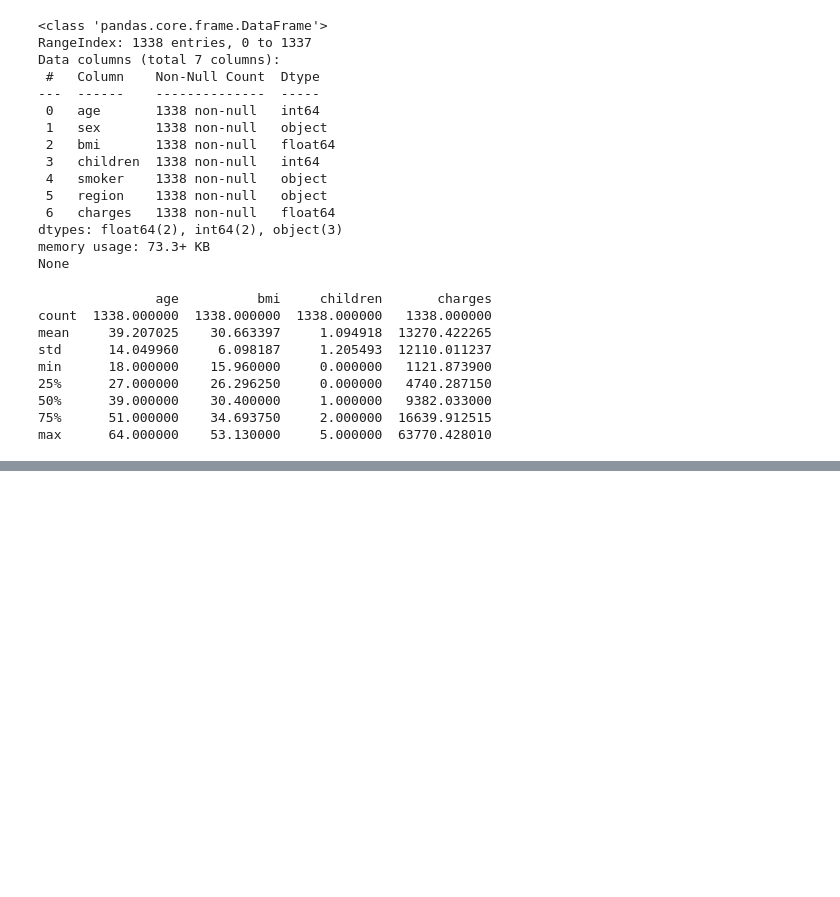
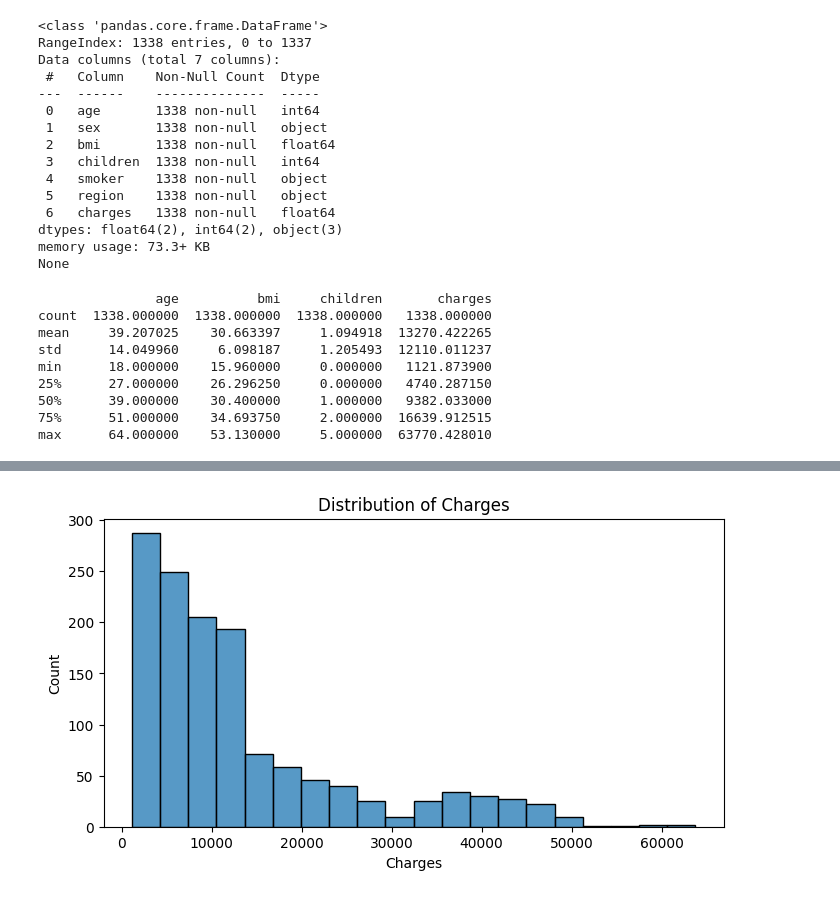
Before and after one commit to anjogu/ads-7-8assignment, a Jupyter notebook: assingment7-8.ipynb, the cells around one changed output, grey strips where cells are left out. Cells and saved outputs as stored; diff of their text form; code cells hidden in the pictures; blank space fills up the shorter version.

```diff
--- a/assingment7-8.ipynb
+++ b/assingment7-8.ipynb
@@ -101,7 +99,10 @@ NameError: name 'insurance' is not defined
 # %%
+# 6. Validate that your analysis above was successful by visualizing the value distribution in the resulting columns using an appropriate visualization method.
 # Value distribution visualization
-plt.figure(figsize=(10, 6))
-sns.histplot(insurance['charges'], bins=20)
+plt.figure(figsize=(8, 4))
+sns.histplot(insurance_df['charges'], bins=20)
 plt.title('Distribution of Charges')
 plt.xlabel('Charges')
 plt.show()
+# %% [output]
+[figure, added]
```
Also changed, not shown: parts of 23 cells of this notebook, 1 other file.
